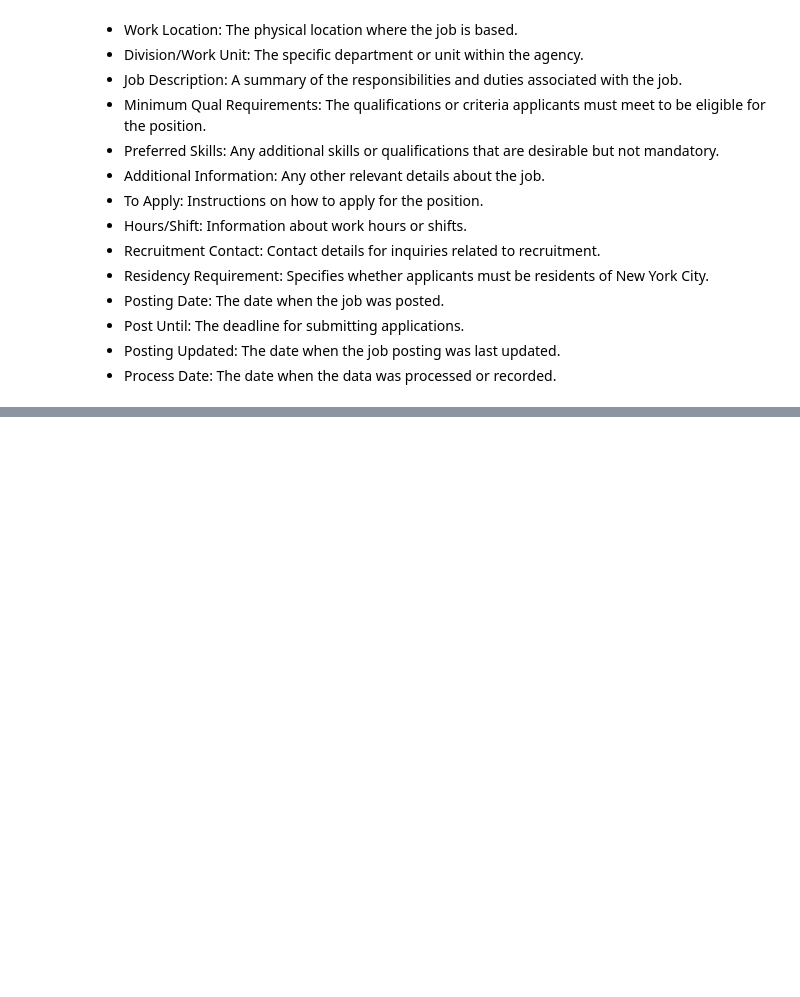
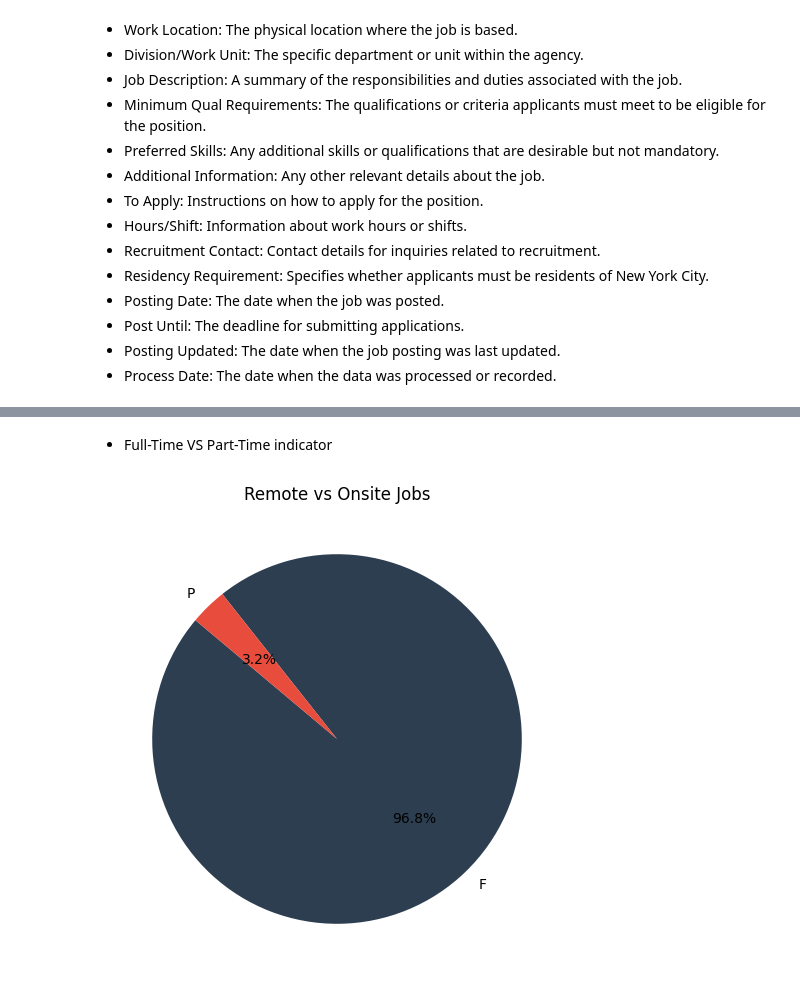
Before and after one commit to raviavaiya/Salary-Range-Prediction, a Jupyter notebook: training/salary_prediction.ipynb, the cells around one changed output, grey strips where cells are left out. Saved outputs shown, nothing was run; the diff lists cells and outputs as text; code cells hidden in the pictures; blank space fills up the shorter version.

```diff
--- a/training/salary_prediction.ipynb
+++ b/training/salary_prediction.ipynb
@@ -41,0 +605,10 @@ to develop a predictive model for estimating salary ranges for job listings as p
+# %% [markdown]
+- Full-Time VS Part-Time indicator
+# %%
+plt.figure(figsize=(8, 6))
+df['Full-Time/Part-Time indicator'].value_counts().plot(kind='pie', autopct='%1.1f%%', colors=ordered_colors, startangle=140)
+plt.title('Remote vs Onsite Jobs')
+plt.ylabel('')
+plt.show()
+# %% [output]
+[figure, added]
```
Also changed, not shown: parts of 54 cells of this notebook, 4 other files.
